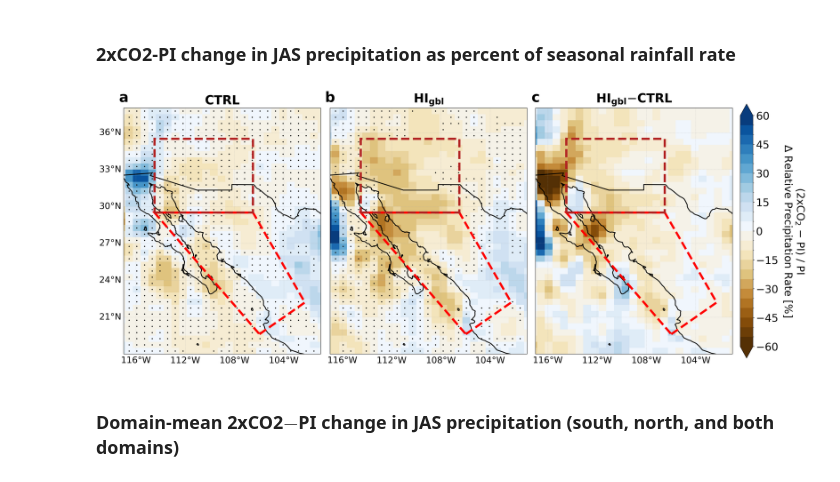
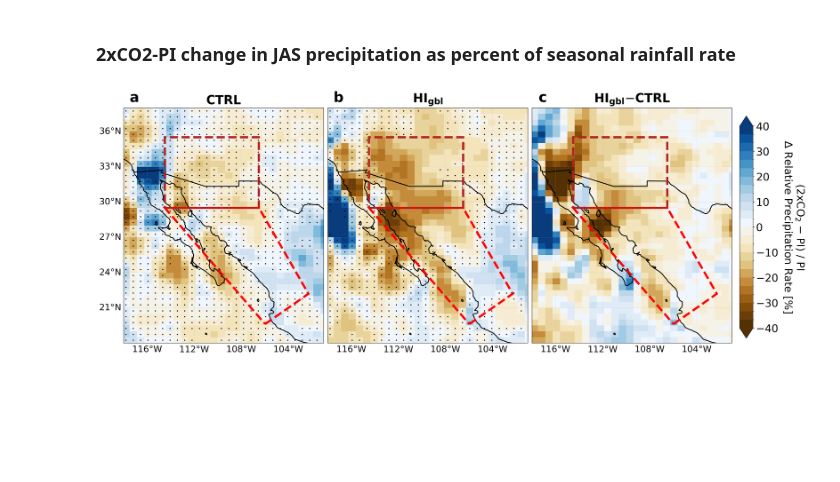
Before and after one commit to dervlamk/nam-topo-sensitivity, a Jupyter notebook: notebooks/nam_precip_flor_2xCO2.ipynb, the cells around one changed output. Cells and saved outputs as stored; diff of their text form; code cells hidden in the pictures; blank space fills up the shorter version.

Commit message:
adjusted colorbar range on flor 2xCO2 precip figure and added computation of domain-mean changes

```diff
--- a/notebooks/nam_precip_flor_2xCO2.ipynb
+++ b/notebooks/nam_precip_flor_2xCO2.ipynb
@@ -259,12 +312,12 @@ text_kw2={'color':'k', 'weight':'normal', 'size':14, 'horizontalalignment':'left
 text_kw3={'color':'k', 'weight':'bold', 'size':32, 'horizontalalignment':'center', 'verticalalignment':'bottom'}
 titles=([r'CTRL', r'$\mathbf{HI_{gbl}}$', r'$\mathbf{HI_{gbl}}$$-$CTRL'])
 letters=['a','b','c']
-tx=-109
+tx=-109.5
 ty=38.1
 # bias colormap
 dcmap,_,_,_=get_settings(field='precip', diff=True)
-dvmin=-60
-dvmax=60
+dvmin=-40
+dvmax=40
 dlevels=np.linspace(dvmin, dvmax, 25)
 dnorm=mpl.colors.BoundaryNorm(dlevels, dcmap.N)
 # topography contours
@@ -275,7 +328,7 @@ step=1
 # map specs
 trans=ccrs.PlateCarree()
 proj=ccrs.PlateCarree()
-map_bnds=[243,259,18,38]
+map_bnds=[242,259,18,38]
 
 # --- Define vars for plotting --- #
 ds1=(future_diff['ctrl']/jas_mean['ctrl']['pi']) * 100
@@ -307,36 +360,34 @@ cf2=ax[2].pcolormesh(lon, lat, future_diff_diff, cmap=dcmap, norm=dnorm, transfo
 
 # --- formatting --- #
 for i, ax in enumerate(ax.flat):
     # subplot labels
     ax.text(tx, ty, titles[i], **text_kw)
-    ax.text(-117, 38.25, letters[i], **text_kw3)
+    ax.text(-117.1, 38.25, letters[i], **text_kw3)
     # boxes around NAM subdomains
     poly1=patches.Polygon(coords_map['south'], closed=True, ec='red', fc='none', lw=5, ls='--', transform=ccrs.PlateCarree(), zorder=100); ax.add_patch(poly1)
     poly2=patches.Polygon(coords_map['north'], closed=True, ec='firebrick', fc='none', lw=5, ls='--', transform=ccrs.PlateCarree(), zorder=100); ax.add_patch(poly2)
     # map properties
     ax.coastlines(color='k', lw=2)
     ax.add_feature(cfeature.BORDERS, edgecolor='k', linewidth=2)
     ax.set_extent(map_bnds, crs=trans)
     gl=ax.gridlines(crs=trans, lw=.5, colors='black', alpha=0.5, linestyle='--', zorder=10, draw_labels=True)
     gl.xlocator = mticker.MultipleLocator(4)
     gl.ylocator = mticker.MultipleLocator(3)
     gl.bottom_labels=True; gl.left_labels=(i==0); gl.top_labels=False; gl.right_labels=False
     gl.xformatter=LONGITUDE_FORMATTER
     gl.yformatter=LATITUDE_FORMATTER
     gl.xlabel_style={'color': 'black', 'weight': 'normal', 'size':20}
     gl.ylabel_style={'color': 'black', 'weight': 'normal', 'size':20}
 
 # --- colorbar --- #
-cax=fig.add_axes([1.01, .1, 0.02, 0.8])
-cbar=fig.colorbar(cf2, ticks=np.linspace(-60,60,9), orientation='vertical', extend='both', cax=cax)
+cax=fig.add_axes([1.01, .145, 0.021, 0.7])
+cbar=fig.colorbar(cf2, ticks=np.linspace(dvmin,dvmax,9), orientation='vertical', extend='both', cax=cax)
 cbar.set_label('(2xCO$_2$ $-$ PI) / PI\n$\Delta$ Relative Precipitation Rate [%]', labelpad=60, rotation=270, size=24, fontweight='normal', ha='center')
 cbar.ax.tick_params(labelsize=24)
 for tick in cbar.ax.yaxis.get_major_ticks():
     tick.label2.set_fontweight('normal')
 
 plt.savefig('../figs/prec_flor_2xco2_pct_change.png', transparent=False, bbox_inches='tight')
 plt.savefig('../figs/prec_flor_2xco2_pct_change.pdf', transparent=False, bbox_inches='tight')
 # %% [output]
-[figure, old version]
+[figure, new version]
-# %% [markdown]
-### Domain-mean 2xCO2$-$PI change in JAS precipitation (south, north, and both domains)
```
Also changed, not shown: parts of 4 cells of this notebook, 2 other files.
